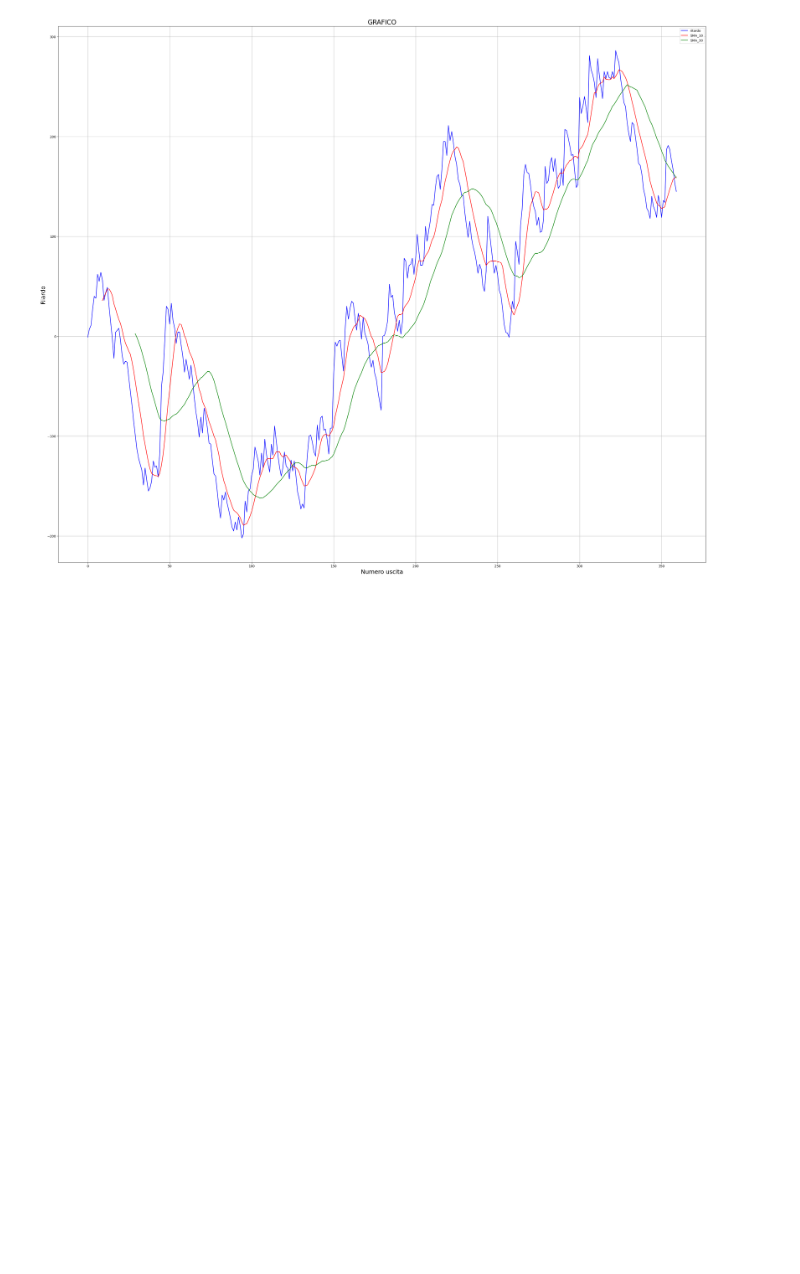
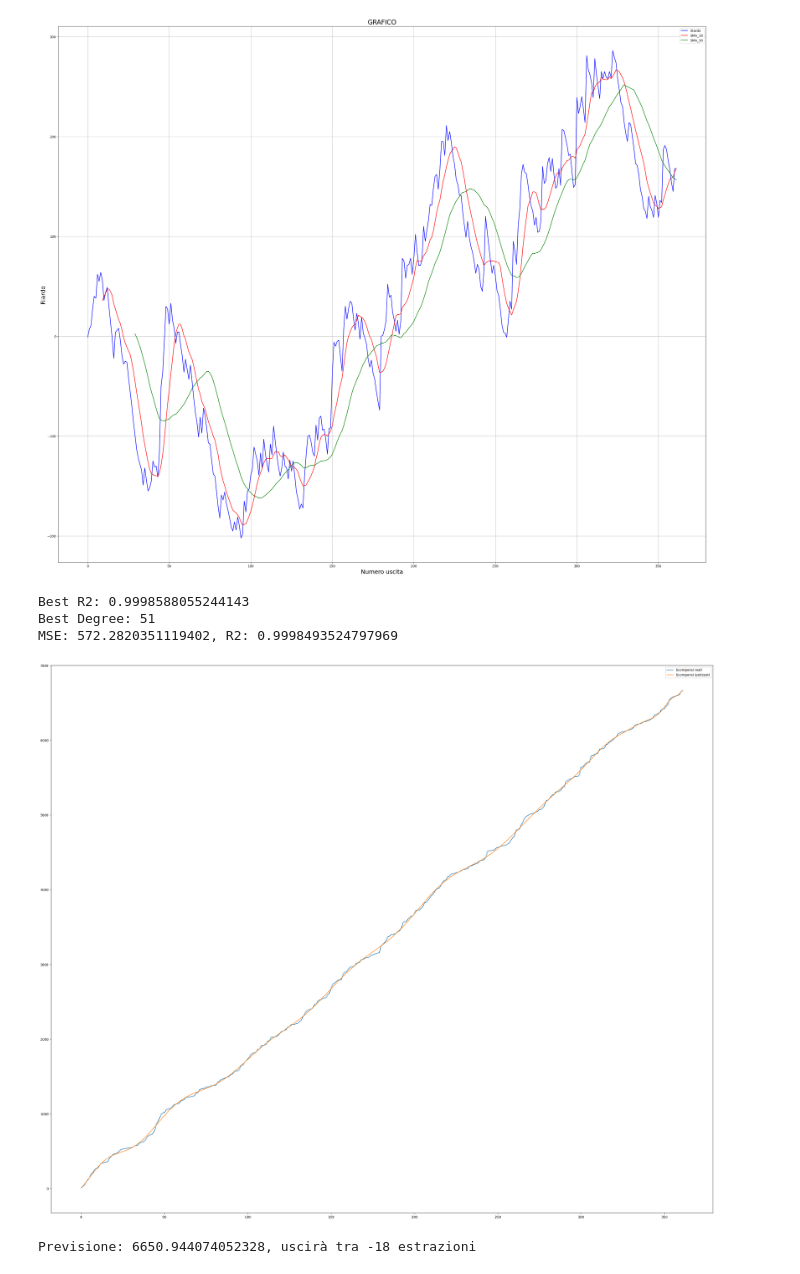
Before and after one commit to OnizukaPy/EstrazioniLotto, a Jupyter notebook: Lotto.ipynb, the cells around one changed output. Saved outputs shown, nothing was run; the diff lists cells and outputs as text; code cells hidden in the pictures; blank space fills up the shorter version.

```diff
--- a/Lotto.ipynb
+++ b/Lotto.ipynb
@@ -422,6 +454,7 @@ if temp.uscite_totali > 0:
     df['scomp_position'] = df['scomp_sigLine'].diff()
     df["Status"] = np.where(df['scomp_sigLine'] == 0, 'Frequente', 'Ritardatario')
     df["Ritardi"] = temp.ritardi
+    df['Ritardi_sum'] = df['Ritardi'].cumsum()
     df["Frequenze"] = temp.frequenze
     df.to_csv("stats.csv")
 else:
@@ -454,6 +484,59 @@ Attualmente e' un numero Frequente, il cui ultimo cambio di stato e' avvenuto 9
 plot_graph(df[['close', 'SMA_10', 'SMA_30']])
 # %% [output]
 [figure]
+# %%
+# proviamo a calcolare la curva di regressione polinomiale per vedere se si può fare una previsione
+
+import warnings
+warnings.filterwarnings("ignore")
+
+# importiamo le metriche di valutazione
+from sklearn.metrics import mean_squared_error, r2_score
+
+# variabili indipendenti e dipendenti
+x = df.index.values
+y = df['Ritardi_sum'].values
+
+lista_r2 = []
+for i in range(1, 100):
+
+    z = np.polyfit(x, y, i)
+    p = np.poly1d(z)
+
+    # calcoliamo il MSE e il R2
+    mse = mean_squared_error(y, p(x))
+    r2 = r2_score(y, p(x))
+
+    #print(f"MSE: {mse}, R2: {r2}")
+    lista_r2.append(r2)
+
+best_r2 = max(lista_r2)
+best_degree = lista_r2.index(best_r2)
+print(f"Best R2: {best_r2}")
+print(f"Best Degree: {best_degree}")
+
+z = np.polyfit(x, y, best_degree)
+p = np.poly1d(z)
+
+# calcoliamo il MSE e il R2
+mse = mean_squared_error(y, p(x))
+r2 = r2_score(y, p(x))
+
+print(f"MSE: {mse}, R2: {r2}")
+
+
+plt.plot(x, y, p(x), '-')
+plt.legend(['Scompensi reali', 'Scompensi ipotizzati'])
+plt.show()
+
+# calcolo della previsone
+print(f"Previsione: {p(362)}, uscirà tra {int(p(362)-y[-1])} estrazioni")
+# %% [output]
+Best R2: 0.9998588055244143
+Best Degree: 51
+MSE: 572.2820351119402, R2: 0.9998493524797969
+[figure, added]
+Previsione: 6650.944074052328, uscirà tra -18 estrazioni
 # %%
 # prendere i migliori 20 estratti per ruota in base al numero di volte che sono usciti (i piu' prequenti)
 # nelle ultime estrazioni del mese precedente l'estrazione verifico che ambi sono usciti nei 20 numeri
```
Also changed, not shown: parts of 7 cells of this notebook, 14 other files.
